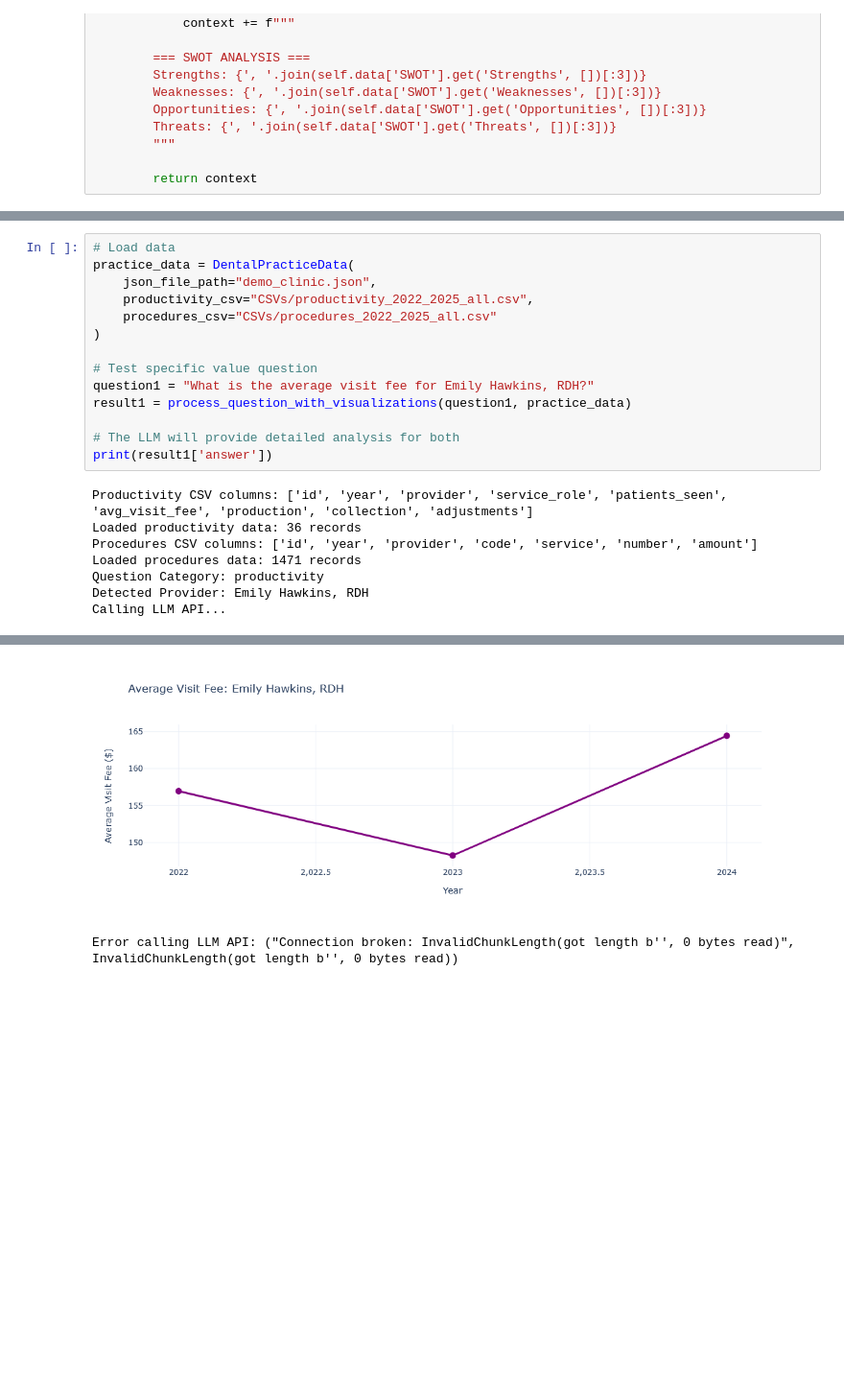
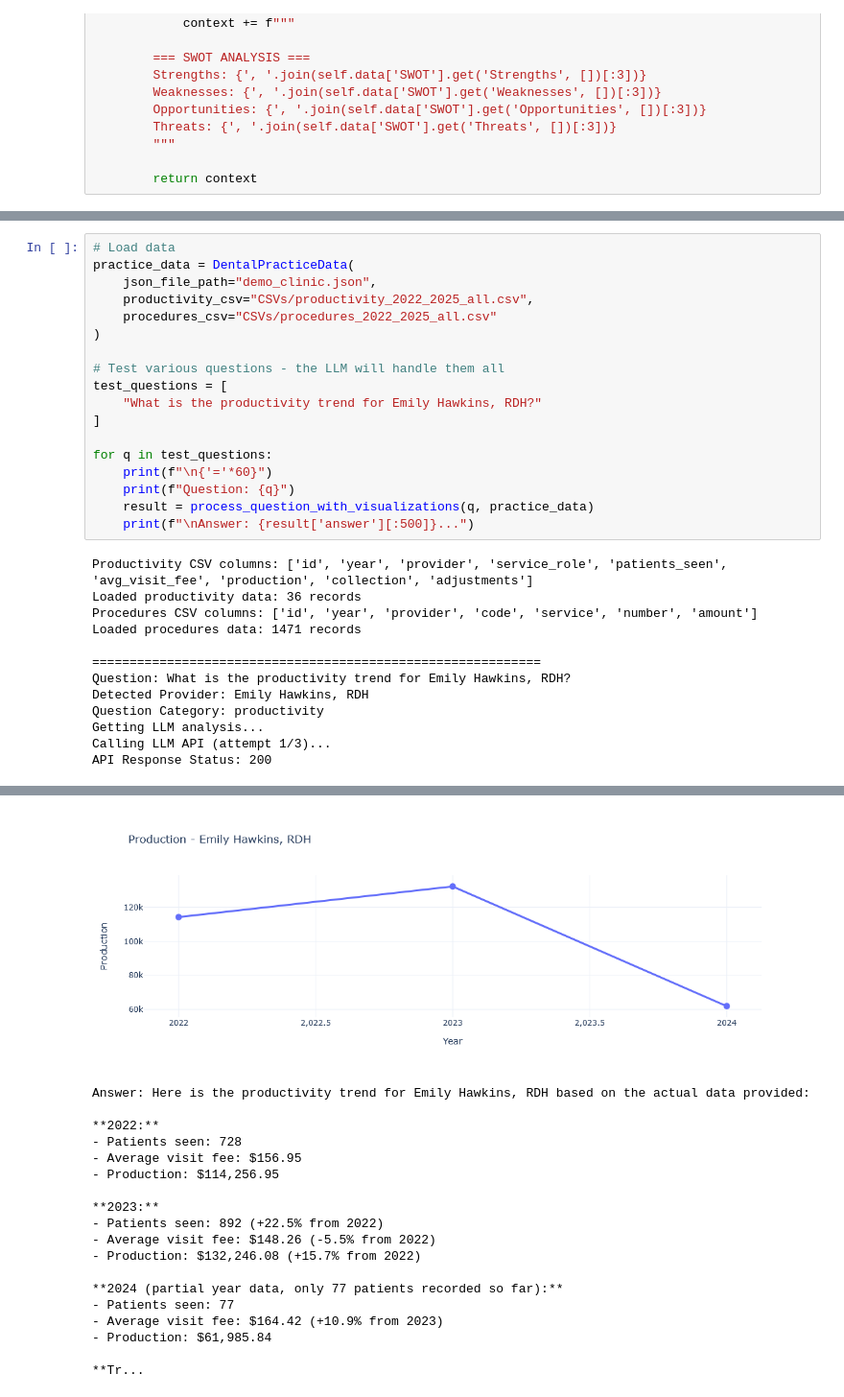
Before and after one commit to dimmediato/DAPLINK.AI-Project, a Jupyter notebook: Detailed_Question_Pipeline_LLM.ipynb, the cells around one changed output, grey strips where cells are left out. Shown at 96% size. Drawn from its saved outputs; the diff is of its cells as text; blank space fills up the shorter version.

```diff
--- a/Detailed_Question_Pipeline_LLM.ipynb
+++ b/Detailed_Question_Pipeline_LLM.ipynb
@@ -1945,17 +2392,26 @@ practice_data = DentalPracticeData(
     procedures_csv="CSVs/procedures_2022_2025_all.csv"
 )
 
-# Test specific value question
-question1 = "What is the average visit fee for Emily Hawkins, RDH?"
-result1 = process_question_with_visualizations(question1, practice_data)
+# Test various questions - the LLM will handle them all
+test_questions = [
+    "What is the productivity trend for Emily Hawkins, RDH?"
+]
 
-# The LLM will provide detailed analysis for both
-print(result1['answer'])
+for q in test_questions:
+    print(f"\n{'='*60}")
+    print(f"Question: {q}")
+    result = process_question_with_visualizations(q, practice_data)
+    print(f"\nAnswer: {result['answer'][:500]}...")
 # %% [output]
 Productivity CSV columns: ['id', 'year', 'provider', 'service_role', 'patients_seen', 'avg_visit_fee', 'production', 'collection', 'adjustments']
 Loaded productivity data: 36 records
 Procedures CSV columns: ['id', 'year', 'provider', 'code', 'service', 'number', 'amount']
 Loaded procedures data: 1471 records
+
+============================================================
+Question: What is the productivity trend for Emily Hawkins, RDH?
+Detected Provider: Emily Hawkins, RDH
 Question Category: productivity
-Detected Provider: Emily Hawkins, RDH
-Calling LLM API...
+Getting LLM analysis...
+Calling LLM API (attempt 1/3)...
+API Response Status: 200
@@ -1962,2 +2419,19 @@ Calling LLM API...
-[figure, old version]
+[figure, new version]
-Error calling LLM API: ("Connection broken: InvalidChunkLength(got length b'', 0 bytes read)", InvalidChunkLength(got length b'', 0 bytes read))
+Answer: Here is the productivity trend for Emily Hawkins, RDH based on the actual data provided:
+
+**2022:**
+- Patients seen: 728
+- Average visit fee: $156.95
+- Production: $114,256.95
+
+**2023:**
+- Patients seen: 892 (+22.5% from 2022)
+- Average visit fee: $148.26 (-5.5% from 2022)
+- Production: $132,246.08 (+15.7% from 2022)
+
+**2024 (partial year data, only 77 patients recorded so far):**
+- Patients seen: 77
+- Average visit fee: $164.42 (+10.9% from 2023)
+- Production: $61,985.84
+
+**Tr...
```
Also changed, not shown: parts of 5 cells of this notebook.
